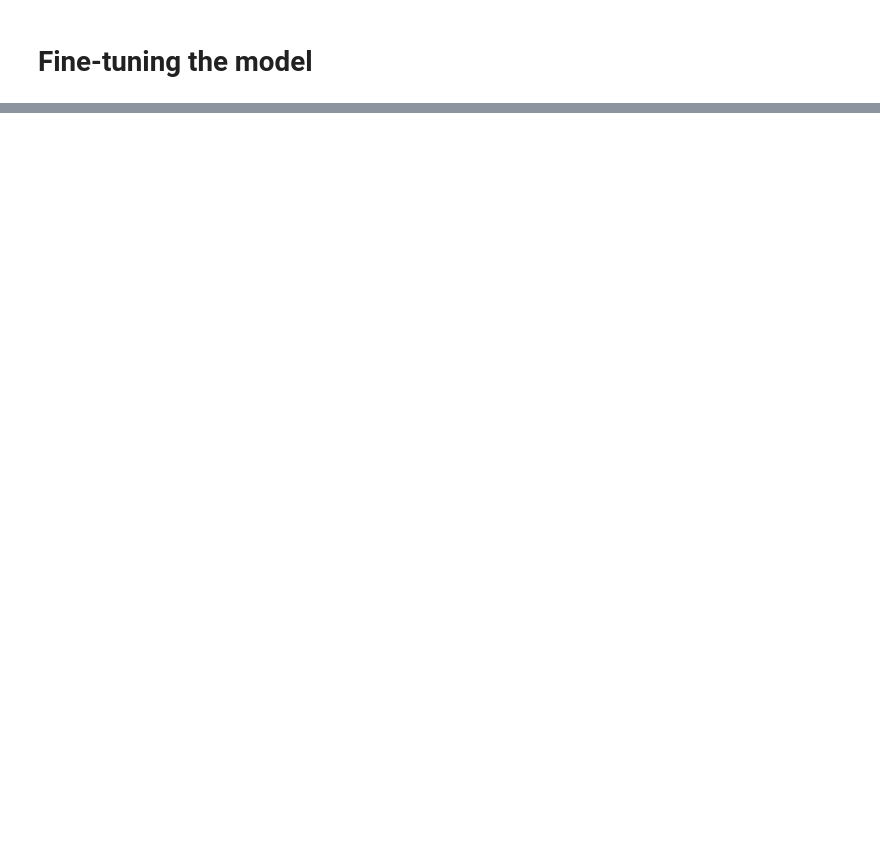
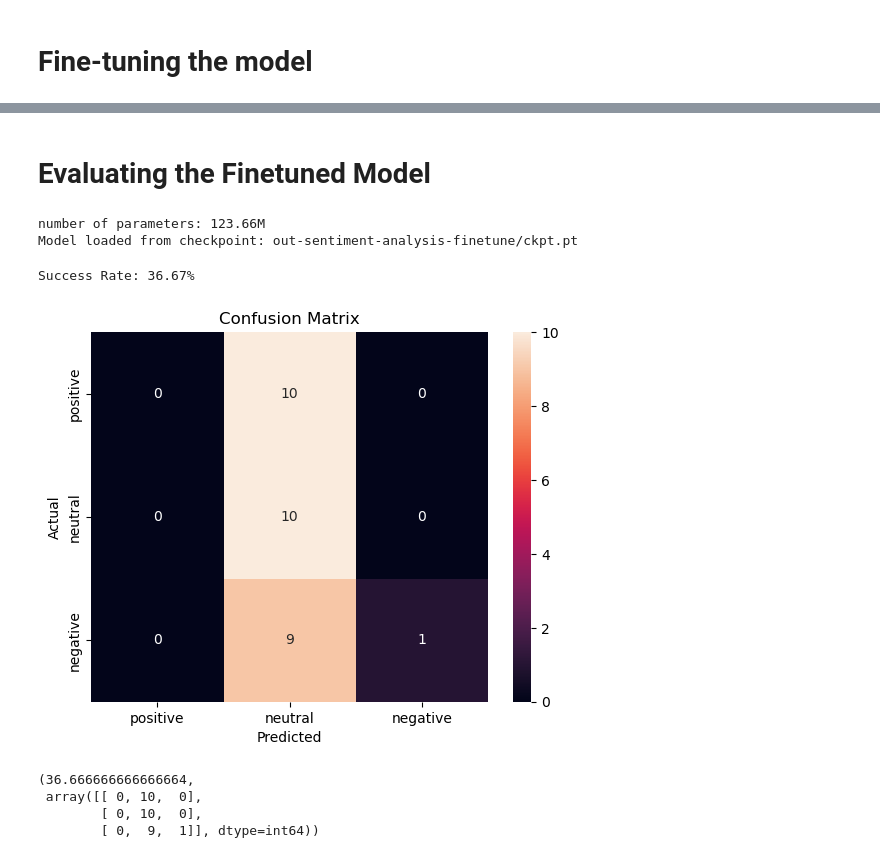
Before and after one commit to ahmetbekcan/DI725-Assignment-1, a Jupyter notebook: assignment.ipynb, the cells around one changed output, grey strips where cells are left out. Cells and saved outputs as stored; diff of their text form; code cells hidden in the pictures; blank space fills up the shorter version.

```diff
--- a/assignment.ipynb
+++ b/assignment.ipynb
@@ -291,0 +353,20 @@ Success Rate: 30.00%
+# %% [markdown]
+# Evaluating the Finetuned Model
+# %%
+device = "cuda" if torch.cuda.is_available else "cpu"
+model = load_model_from_checkpoint('out-sentiment-analysis-finetune/ckpt.pt', device=device)
+# %% [output]
+number of parameters: 123.66M
+Model loaded from checkpoint: out-sentiment-analysis-finetune/ckpt.pt
+# %%
+with open("data/customer_service/meta.pkl", 'rb') as f:
+    meta = pickle.load(f)
+sent_to_int = meta["sentiment_to_int"]
+evaluate_model(model, "data/customer_service/X_test.bin","data/customer_service/y_test.bin", sent_to_int, device=device)
+# %% [output]
+Success Rate: 36.67%
+[figure, added]
+(36.666666666666664,
+ array([[ 0, 10,  0],
+        [ 0, 10,  0],
+        [ 0,  9,  1]], dtype=int64))
```
Also changed, not shown: parts of 11 cells of this notebook, 6 other files.
